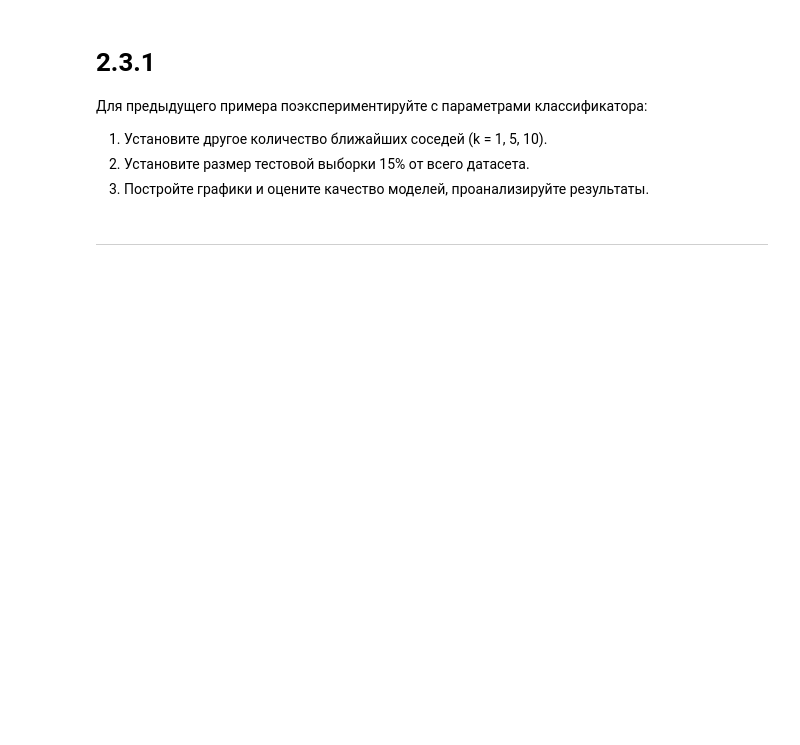
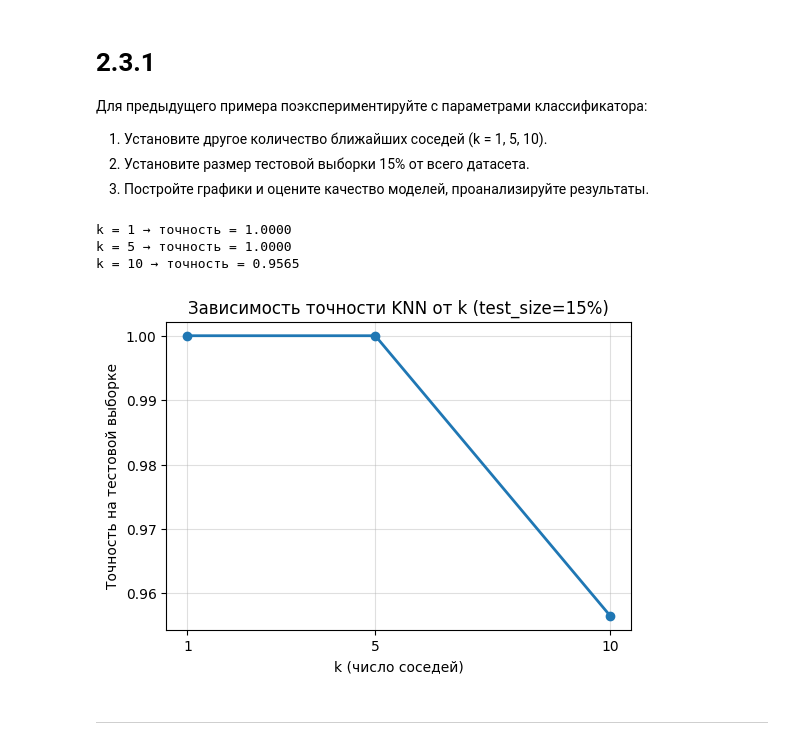
Before and after one commit to alx-ctf/university, a Jupyter notebook: homework_3.ipynb, the cells around one changed output. Saved outputs shown, nothing was run; the diff lists cells and outputs as text; code cells hidden in the pictures; blank space fills up the shorter version.

```diff
--- a/homework_3.ipynb
+++ b/homework_3.ipynb
@@ -22,7 +129,45 @@ print("123")
 3. Постройте графики и оцените качество моделей, проанализируйте
 результаты.
 # %%
-print("123")
+import pandas as pd
+from sklearn.model_selection import train_test_split
+from sklearn.neighbors import KNeighborsClassifier
+from sklearn.metrics import accuracy_score
+import matplotlib.pyplot as plt
+
+df = pd.read_csv("https://raw.githubusercontent.com/akmand/datasets/master/iris.csv")
+X = df.iloc[:, :-1]  # признаки
+y = df.iloc[:, -1]   # целевой признак (последний столбец)
+
+X_train, X_test, y_train, y_test = train_test_split(
+    X, y, test_size=0.15, random_state=42, stratify=y
+)
+
+k_values = [1, 5, 10]
+accuracies = []
+
+for k in k_values:
+    knn = KNeighborsClassifier(n_neighbors=k)
+    knn.fit(X_train, y_train)
+    y_pred = knn.predict(X_test)
+    acc = accuracy_score(y_test, y_pred)
+    accuracies.append(acc)
+    print(f"k = {k} → точность = {acc:.4f}")
+
+# График
+plt.figure(figsize=(6, 4))
+plt.plot(k_values, accuracies, marker='o', linestyle='-', linewidth=2)
+plt.xlabel("k (число соседей)")
+plt.ylabel("Точность на тестовой выборке")
+plt.title("Зависимость точности KNN от k (test_size=15%)")
+plt.grid(True, alpha=0.4)
+plt.xticks(k_values)
+plt.show()
+# %% [output]
+k = 1 → точность = 1.0000
+k = 5 → точность = 1.0000
+k = 10 → точность = 0.9565
+[figure, added]
 # %% [markdown]
 ------------------------------------------------------------
 # %% [markdown]
```
Also changed, not shown: parts of 3 cells of this notebook.
